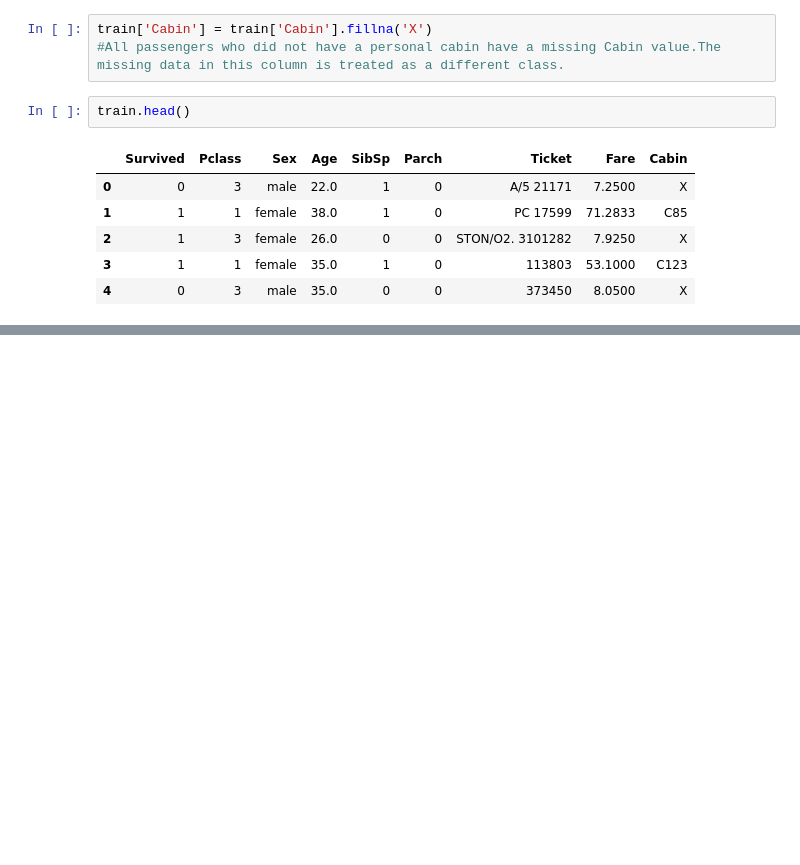
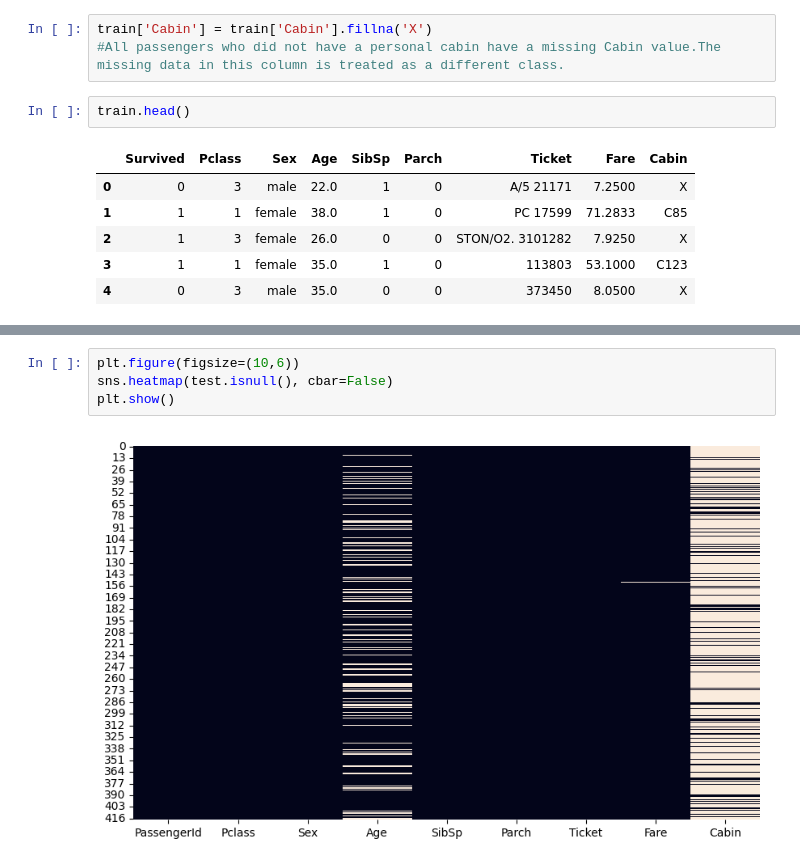
Before and after one commit to Entro01/ML, a Jupyter notebook: entro-titanic-corr.ipynb, the cells around one changed output, grey strips where cells are left out. Cells and saved outputs as stored; diff of their text form; blank space fills up the shorter version.

```diff
--- a/entro-titanic-corr.ipynb
+++ b/entro-titanic-corr.ipynb
@@ -202,0 +303,6 @@ Random Forest Cross-Validation Score: 83.39150084740442 (+/- 0.06112474364372934
+# %%
+plt.figure(figsize=(10,6))
+sns.heatmap(test.isnull(), cbar=False)
+plt.show()
+# %% [output]
+[figure, added]
```
Also changed, not shown: parts of 17 cells of this notebook.
